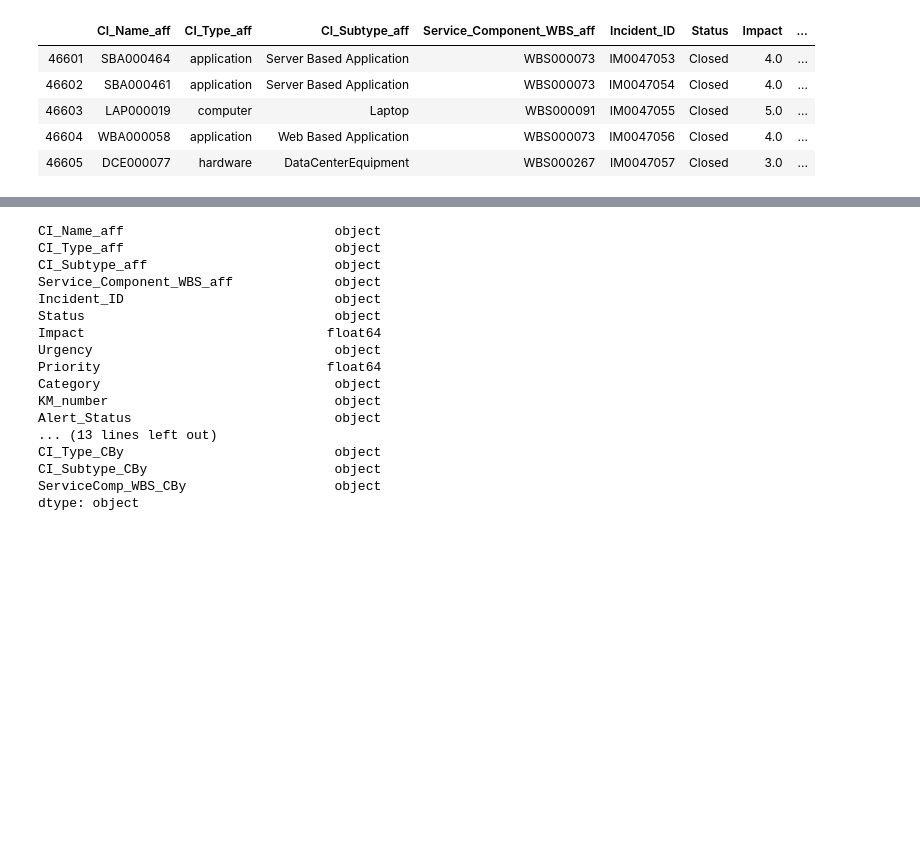
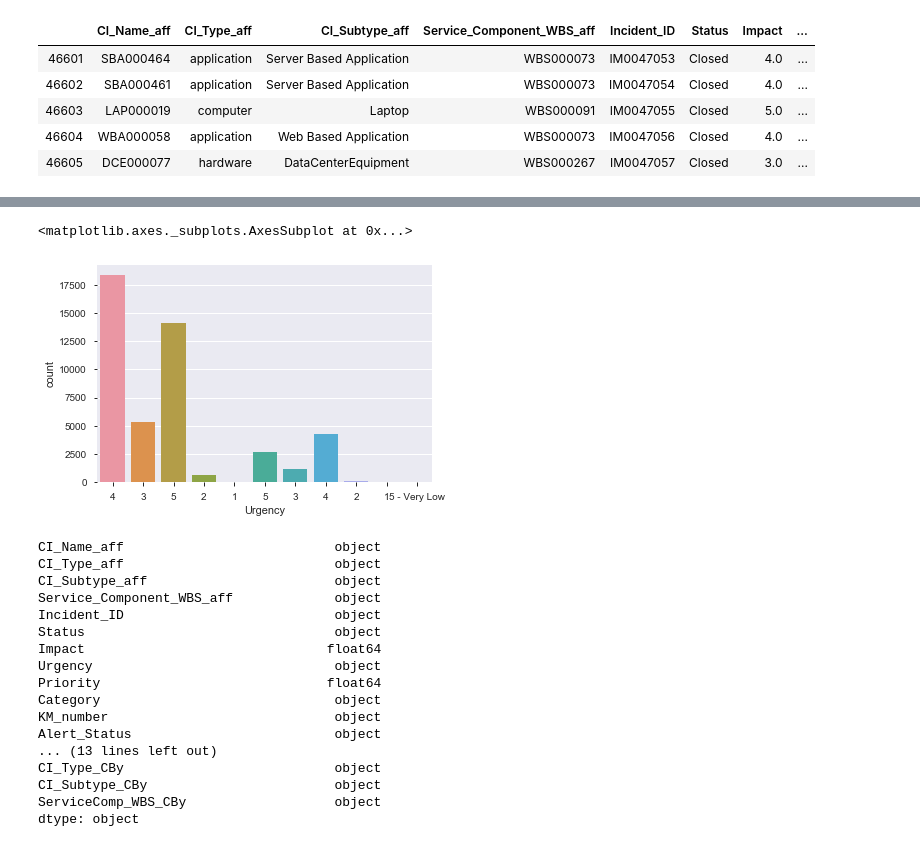
Before and after one commit to cmhstudies/Incident-Management-Process-BPIC2014, a Jupyter notebook: 1. EDA_Detail_Incident.ipynb, the cells around one changed output, grey strips where cells are left out. Cells and saved outputs as stored; diff of their text form; code cells hidden in the pictures; blank space fills up the shorter version.

Commit message:
Final Data Cleaning and Prep
hopefull ready for model building and testing

```diff
--- a/1. EDA_Detail_Incident.ipynb
+++ b/1. EDA_Detail_Incident.ipynb
@@ -93,3 +108,8 @@ df.tail()
+# %%
+sns.countplot(x='Urgency', data=df)
+# %% [output]
+<matplotlib.axes._subplots.AxesSubplot at 0x...>
+[figure, added]
 # %%
 colsDatetime = ['Open_Time', 'Reopen_Time', 'Resolved_Time', 'Close_Time']
 # %%
```
Also changed, not shown: parts of 1 cell of this notebook, 17 other files.
